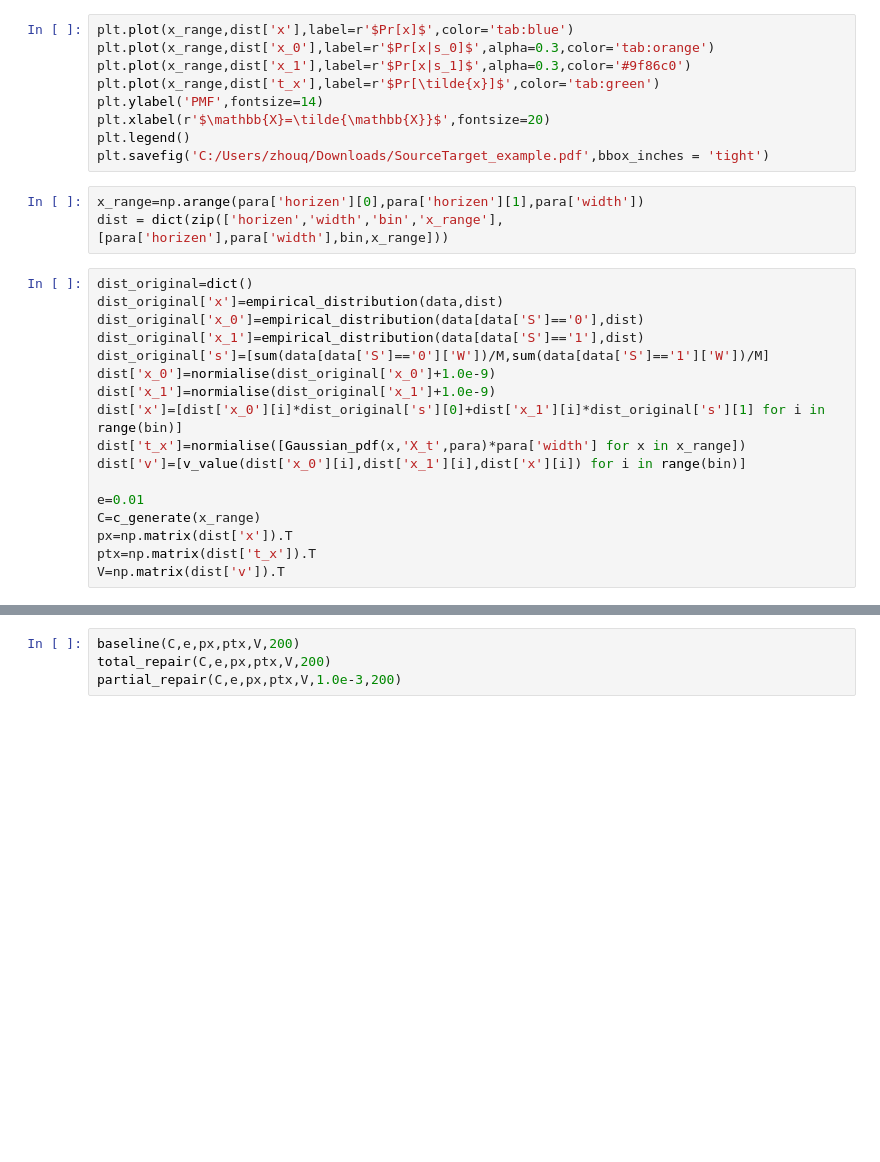
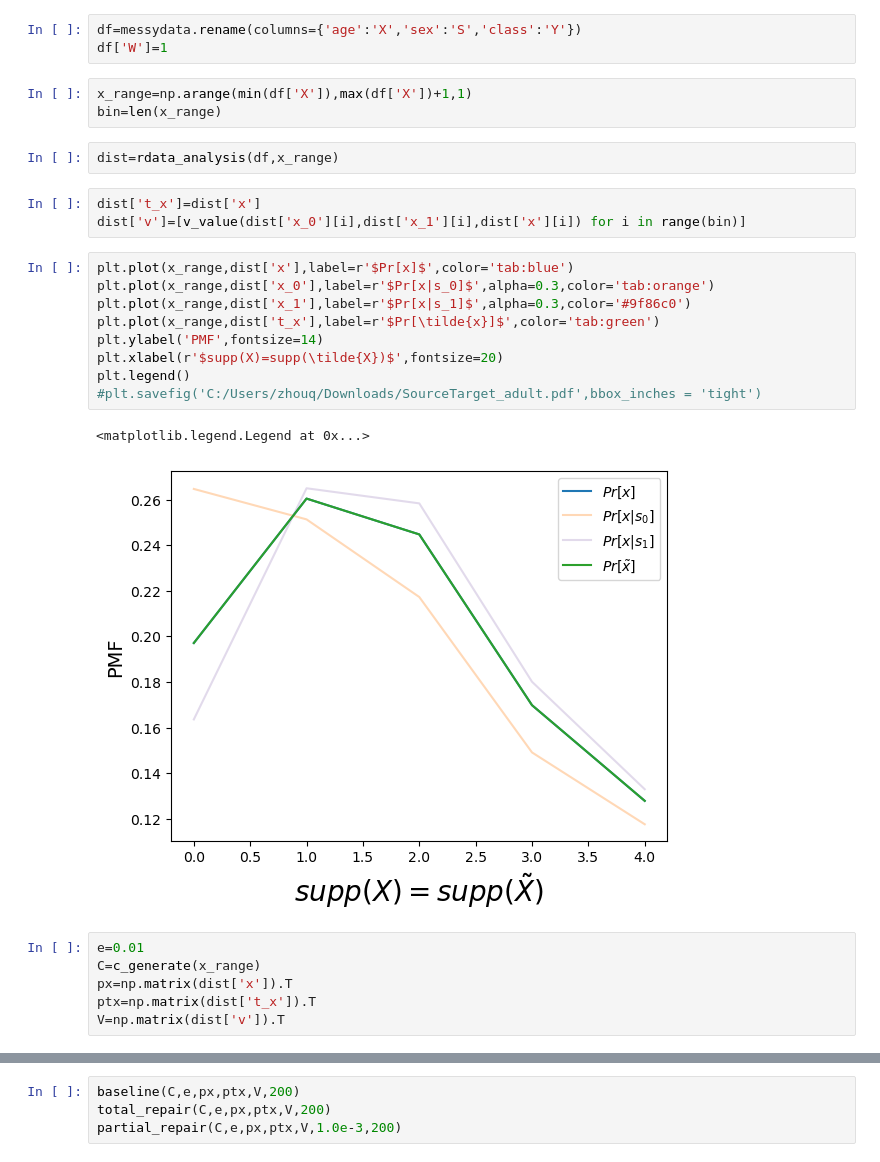
Before and after one commit to Quan-Zhou/OT_Debiasing, a Jupyter notebook: Dykstra_fromadult.ipynb, the cells around one changed output, grey strips where cells are left out. Drawn from its saved outputs; the diff is of its cells as text; blank space fills up the shorter version.

```diff
--- a/Dykstra_fromadult.ipynb
+++ b/Dykstra_fromadult.ipynb
@@ -277,29 +288,29 @@ def partial_repair(C,e,px,ptx,V,theta_scale,K):
+# %%
+df=messydata.rename(columns={'age':'X','sex':'S','class':'Y'})
+df['W']=1
+# %%
+x_range=np.arange(min(df['X']),max(df['X'])+1,1)
+bin=len(x_range)
+# %%
+dist=rdata_analysis(df,x_range)
+# %%
+dist['t_x']=dist['x']
+dist['v']=[v_value(dist['x_0'][i],dist['x_1'][i],dist['x'][i]) for i in range(bin)]
 # %%
 plt.plot(x_range,dist['x'],label=r'$Pr[x]$',color='tab:blue')
 plt.plot(x_range,dist['x_0'],label=r'$Pr[x|s_0]$',alpha=0.3,color='tab:orange')
 plt.plot(x_range,dist['x_1'],label=r'$Pr[x|s_1]$',alpha=0.3,color='#9f86c0')
 plt.plot(x_range,dist['t_x'],label=r'$Pr[\tilde{x}]$',color='tab:green')
 plt.ylabel('PMF',fontsize=14)
-plt.xlabel(r'$\mathbb{X}=\tilde{\mathbb{X}}$',fontsize=20)
+plt.xlabel(r'$supp(X)=supp(\tilde{X})$',fontsize=20)
 plt.legend()
-plt.savefig('C:/Users/zhouq/Downloads/SourceTarget_example.pdf',bbox_inches = 'tight')
+#plt.savefig('C:/Users/zhouq/Downloads/SourceTarget_adult.pdf',bbox_inches = 'tight')
+# %% [output]
+<matplotlib.legend.Legend at 0x...>
+[figure, added]
-# %%
-x_range=np.arange(para['horizen'][0],para['horizen'][1],para['width'])
-dist = dict(zip(['horizen','width','bin','x_range'],[para['horizen'],para['width'],bin,x_range]))
-# %%
-dist_original=dict()
-dist_original['x']=empirical_distribution(data,dist)
-dist_original['x_0']=empirical_distribution(data[data['S']=='0'],dist)
-dist_original['x_1']=empirical_distribution(data[data['S']=='1'],dist)
-dist_original['s']=[sum(data[data['S']=='0']['W'])/M,sum(data[data['S']=='1']['W'])/M]
-dist['x_0']=normialise(dist_original['x_0']+1.0e-9)
-dist['x_1']=normialise(dist_original['x_1']+1.0e-9)
-dist['x']=[dist['x_0'][i]*dist_original['s'][0]+dist['x_1'][i]*dist_original['s'][1] for i in range(bin)]
-dist['t_x']=normialise([Gaussian_pdf(x,'X_t',para)*para['width'] for x in x_range])
-dist['v']=[v_value(dist['x_0'][i],dist['x_1'][i],dist['x'][i]) for i in range(bin)]
-
-e=0.01
-C=c_generate(x_range)
-px=np.matrix(dist['x']).T
-ptx=np.matrix(dist['t_x']).T
-V=np.matrix(dist['v']).T
+# %%
+e=0.01
+C=c_generate(x_range)
+px=np.matrix(dist['x']).T
+ptx=np.matrix(dist['t_x']).T
+V=np.matrix(dist['v']).T
```
Also changed, not shown: parts of 10 cells of this notebook.
